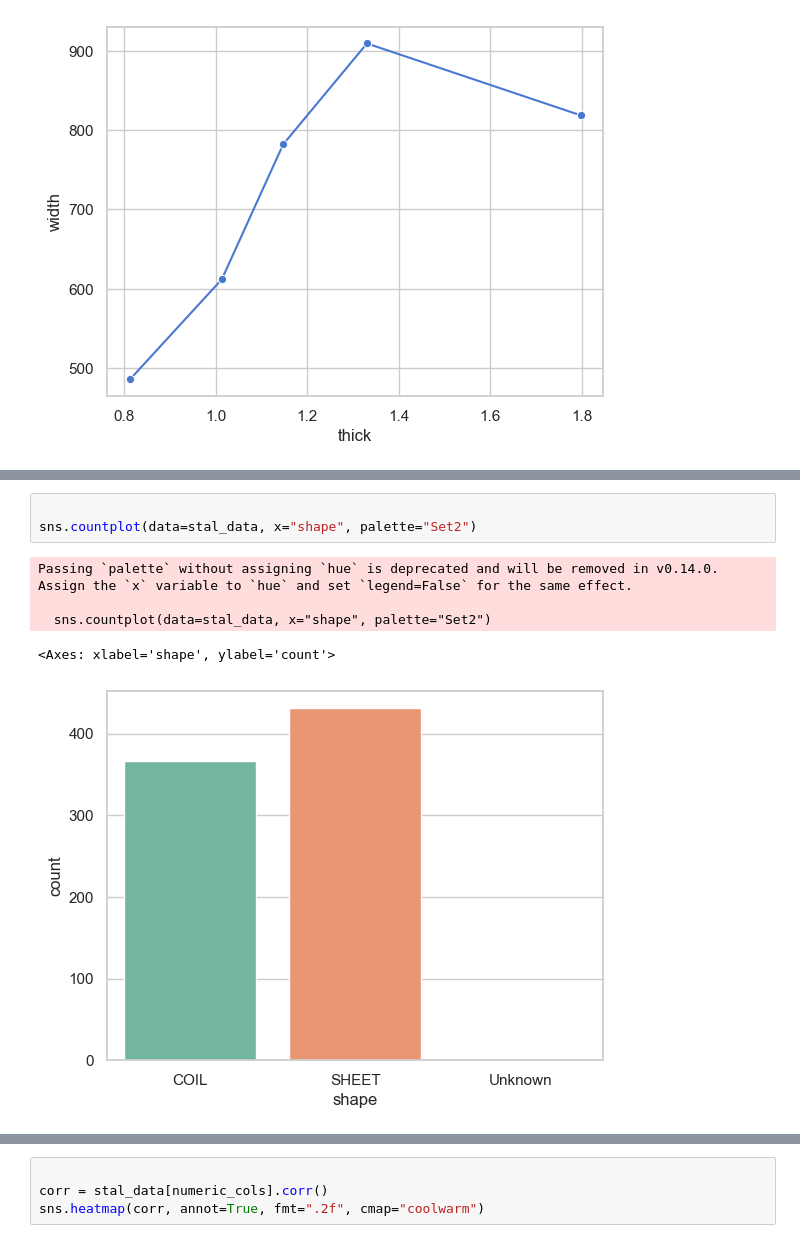
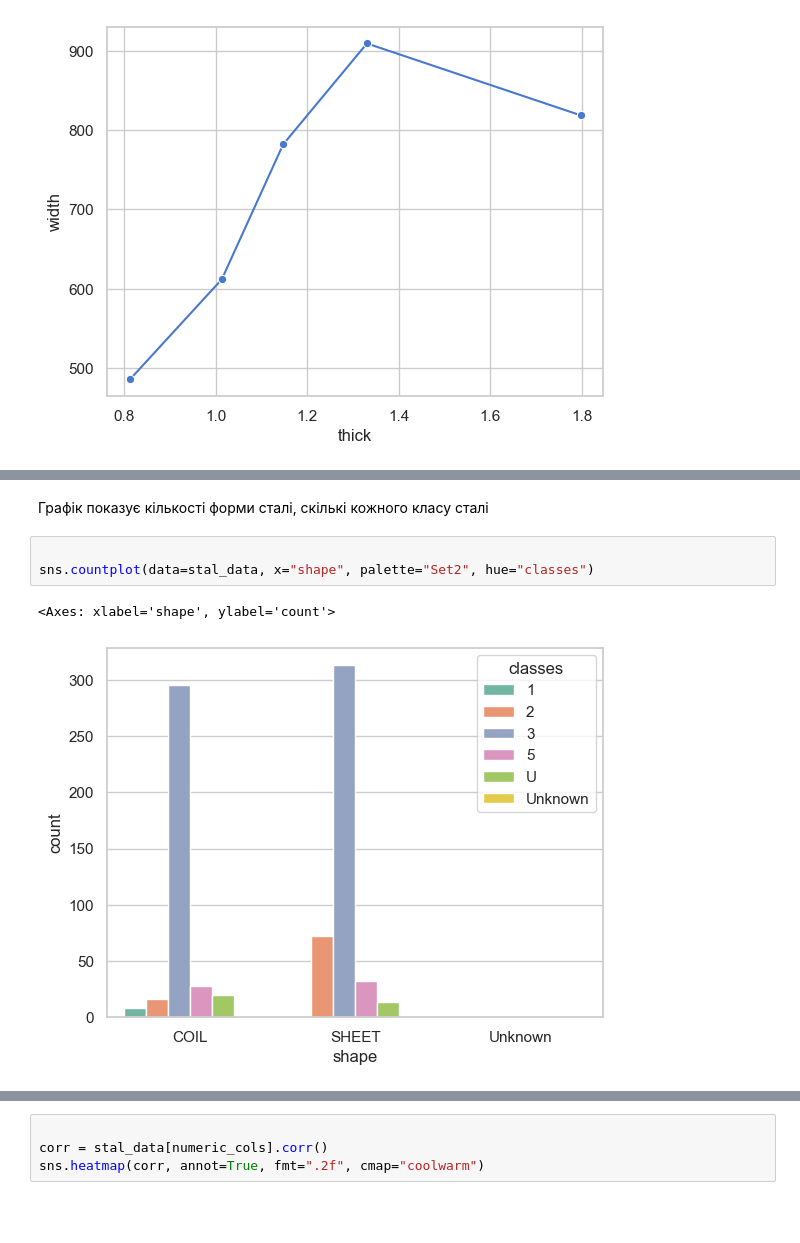
Before and after one commit to ivanmoroz070707/Special-Programming-Sections.-Lab-Work, a Jupyter notebook: Lab_2/Lab_2_part_1.ipynb, the cells around one changed output, grey strips where cells are left out. Drawn from its saved outputs; the diff is of its cells as text; blank space fills up the shorter version.

```diff
--- a/Lab_2/Lab_2_part_1.ipynb
+++ b/Lab_2/Lab_2_part_1.ipynb
@@ -116,11 +135,10 @@ sns.histplot(stal_data["hardness"], bins=bins, kde=False, color="skyblue")
+# %% [markdown]
+Графік показує кількості форми сталі, скількі кожного класу сталі
 # %%
 
-sns.countplot(data=stal_data, x="shape", palette="Set2")
+sns.countplot(data=stal_data, x="shape", palette="Set2", hue="classes")
 # %% [output]
-Passing `palette` without assigning `hue` is deprecated and will be removed in v0.14.0. Assign the `x` variable to `hue` and set `legend=False` for the same effect.
-
-  sns.countplot(data=stal_data, x="shape", palette="Set2")
+<Axes: xlabel='shape', ylabel='count'>
-<Axes: xlabel='shape', ylabel='count'>
-[figure, old version]
+[figure, new version]
 # %%
 
```
Also changed, not shown: parts of 13 cells of this notebook.
